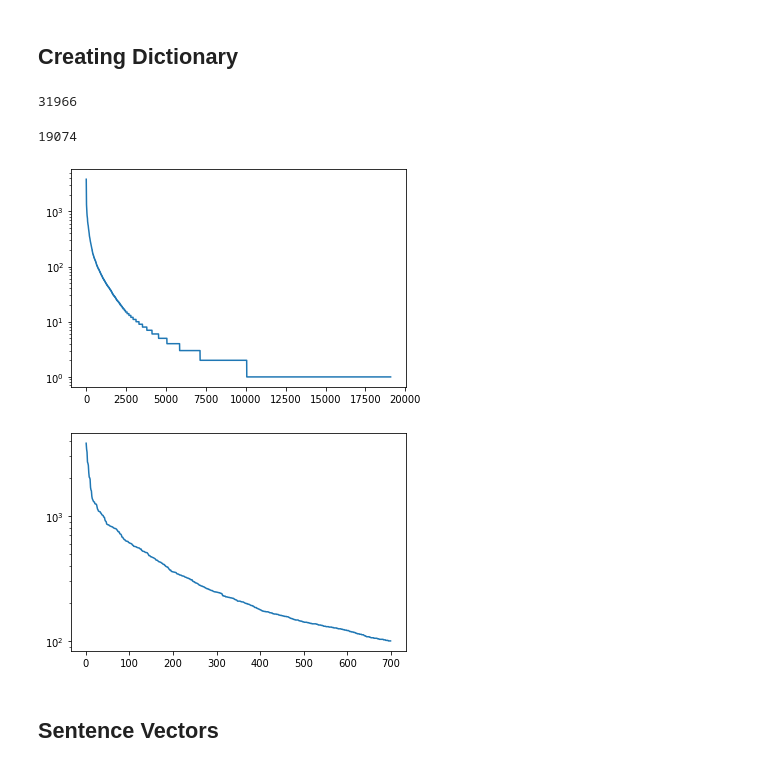
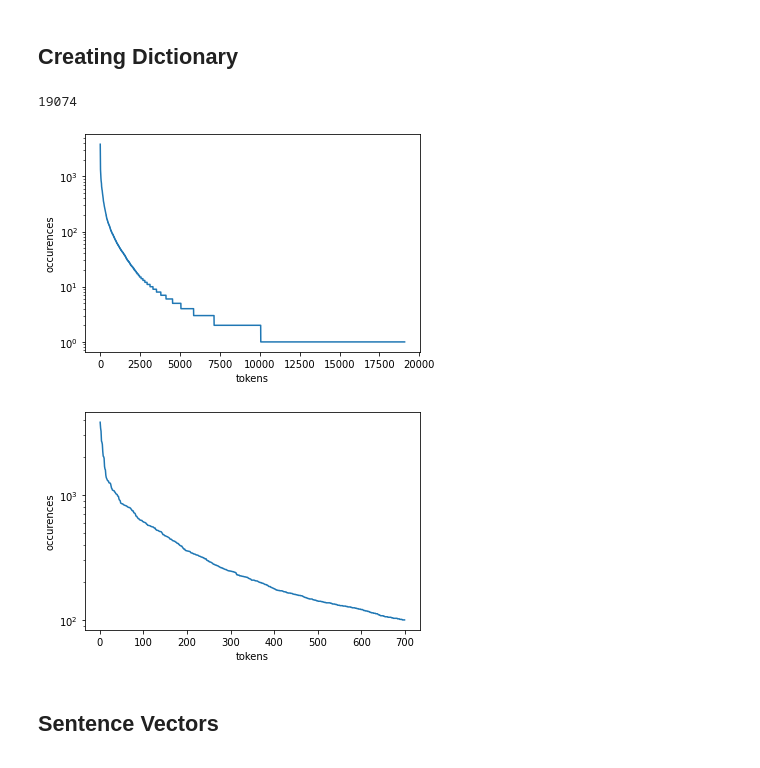
Before and after one commit to floxo115/nlp_assignment1, a Jupyter notebook: Assignment1.ipynb, the cells around one changed output. Cells and saved outputs as stored; diff of their text form; code cells hidden in the pictures.

```diff
--- a/Assignment1.ipynb
+++ b/Assignment1.ipynb
@@ -106,7 +108,7 @@ from nltk.probability import FreqDist
 # %%
 DATASET_SIZE = "small" # "medium"
 # if already preprocessed then set to false to save time
-PREPROC = False
-REDUCE_WORDS = False
+PREPROC = True
+REDUCE_WORDS = True
 # %%
 train_df, test_df, val_df = import_datasets(DATASET_SIZE)
@@ -179,9 +177,7 @@ pprint(get_n_most_common_tokens(train_df, 20))
 ## Creating Dictionary
 # %%
 token_counter = Counter((" ".join(train_df["text"].values).split(" ")))
-token_counter.pop("")
+_ = token_counter.pop("")
-# %% [output]
-31966
 # %%
 len(token_counter)
 # %% [output]
@@ -189,20 +185,24 @@ len(token_counter)
 # %%
 corpus_dict = pd.DataFrame({"token": token_counter.keys(), "count": token_counter.values()})
 corpus_dict = corpus_dict.sample(frac=1).reset_index(drop=True)
 sorted_dict = corpus_dict.sort_values("count", ascending=False)
 
 plt.plot(range(1, len(sorted_dict) + 1), sorted_dict["count"])
 plt.yscale("log")
+plt.ylabel("occurences")
+plt.xlabel("tokens")
 plt.show()
 # %% [output]
-[figure, old version]
+[figure, new version]
 # %%
 reduced_corpus_dict = corpus_dict[corpus_dict["count"] >= 100]
 
 sorted_dict = reduced_corpus_dict.sort_values("count", ascending=False)
 plt.plot(range(1, len(sorted_dict) + 1), sorted_dict["count"])
 plt.yscale("log")
+plt.ylabel("occurences")
+plt.xlabel("tokens")
 plt.show()
 # %% [output]
-[figure, old version]
+[figure, new version]
 # %%
```
Also changed, not shown: parts of 10 cells of this notebook, 1 other file.
